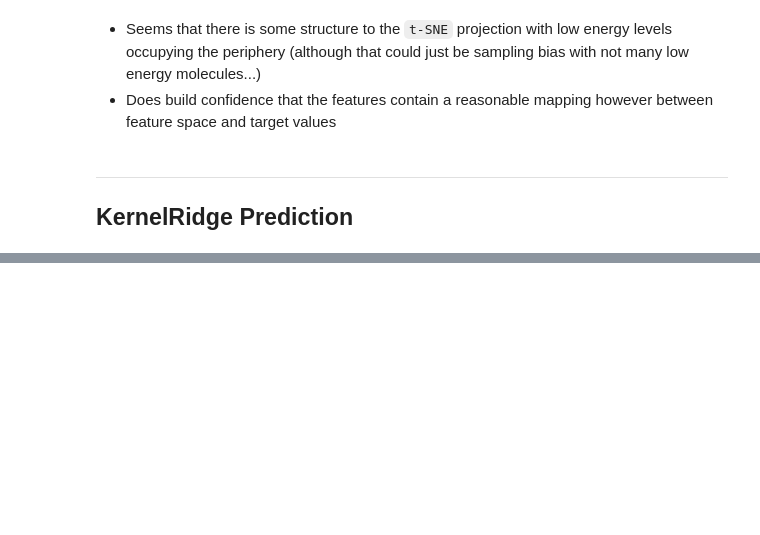
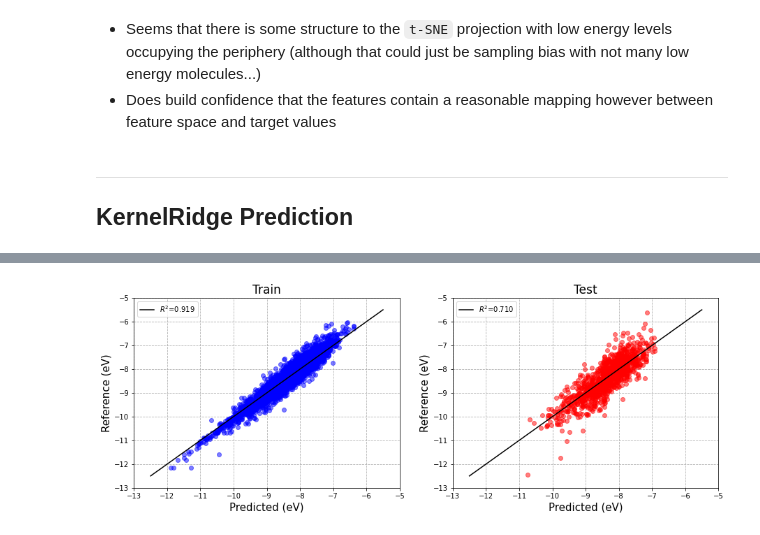
Before and after one commit to billalsohail/ML4MC, a Jupyter notebook: Calum_MBTR.ipynb, the cells around one changed output, grey strips where cells are left out. Drawn from its saved outputs; the diff is of its cells as text; code cells hidden in the pictures; blank space fills up the shorter version.

```diff
--- a/Calum_MBTR.ipynb
+++ b/Calum_MBTR.ipynb
@@ -246,0 +329,23 @@ plt.show()
+# %%
+plt.figure(figsize=(15, 5))
+
+arrs = [[y_pred_train, y_train], [y_pred_test, y_test]]
+labels = ['Train', 'Test']
+colors = ['b', 'r']
+r2_vals = [0.919, 0.710]
+
+for count, (pred, ref) in enumerate(arrs):
+  plt.subplot(1, 2, count+1)
+  plt.title(F'{labels[count]}', size=17)
+  plt.plot(pred, ref, 'o', alpha=0.5, c=colors[count])
+  plt.plot([-12.5, -5.5], [-12.5, -5.5], 'k-', label=F'$R^2$={r2_vals[count]:.3f}')
+  plt.xlabel(F'Predicted (eV)', size=15)
+  plt.ylabel('Reference (eV)', size=15)
+  plt.xlim(-13, -5)
+  plt.ylim(-13, -5)
+  plt.grid(linestyle='--')
+  plt.legend(loc='upper left')
+plt.savefig('parity_plots.png', bbox_inches=None)
+plt.show()
+# %% [output]
+[figure, added]
```
Also changed, not shown: parts of 19 cells of this notebook.
